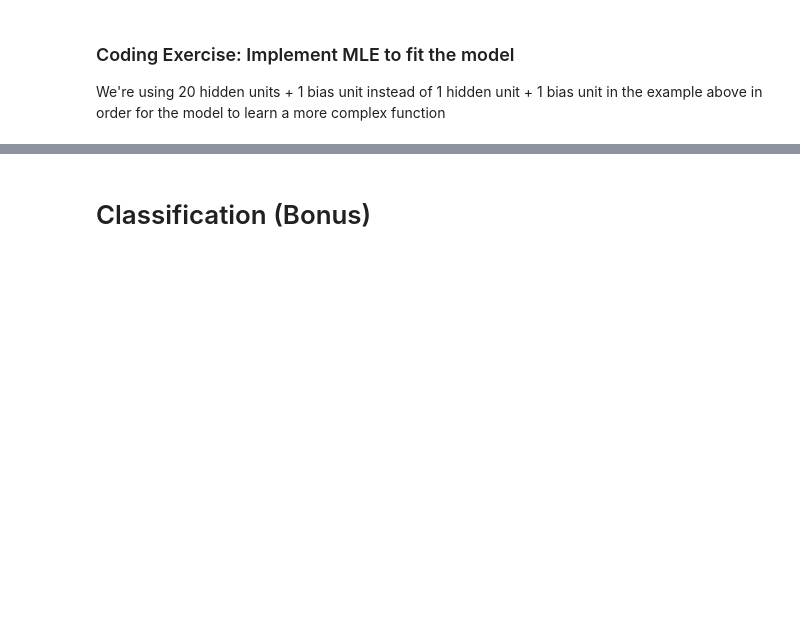
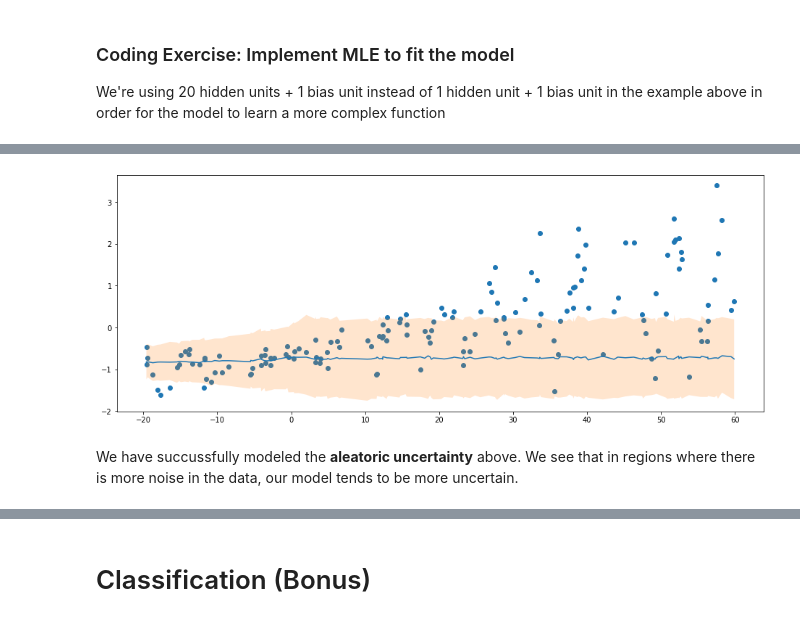
Before and after one commit to YachaySCG/summer_school_2021, a Jupyter notebook: tutorial_day4_bayesian_neural_network.ipynb, the cells around one changed output, grey strips where cells are left out. Saved outputs shown, nothing was run; the diff lists cells and outputs as text; code cells hidden in the pictures; blank space fills up the shorter version.

```diff
--- a/tutorial_day4_bayesian_neural_network.ipynb
+++ b/tutorial_day4_bayesian_neural_network.ipynb
@@ -145,0 +303,47 @@ plt.plot(X.detach().numpy(), m(X).detach().numpy(), alpha=1);
+# %%
+def ll_gaussian(y, mu, log_var):
+    return -0.5 * torch.log(2 * np.pi * log_var**2) - (1 / (2 * log_var**2))* (y-mu)**2
+# %%
+def neg_elbo(y_pred, y, mu, log_var):
+    '''
+    Using monte carlo sampling to approximate the expectation in the elbo loss
+    '''
+    # p(D|z): likelihood of observing y given variational mu and sigma
+    likelihood = ll_gaussian(y, mu, log_var)
+
+    # p(z): prior probability of y_pred
+    log_prior = ll_gaussian(y_pred, torch.tensor(0), F.softplus(torch.tensor(1.)))
+
+    # q(z|D): variational probability of y_pred
+    log_p_q = ll_gaussian(y_pred, mu, log_var)
+
+    # by taking the mean we approximate the expectation
+    return (log_p_q - log_prior - likelihood).mean()
+# %%
+epochs = 1500
+
+m = VI()
+optim = torch.optim.Adam(m.parameters(), lr=0.005)
+
+for epoch in range(epochs):
+    optim.zero_grad()
+    y_pred, mu, log_var = m(X)
+    loss = neg_elbo(y_pred, y, mu, log_var)
+    loss.backward()
+    optim.step()
+# %%
+# draw samples from Q(y) using monte-carlo sampling
+with torch.no_grad():
+    y_pred = torch.cat([m(X)[0] for _ in range(1000)], dim=1)
+
+# Get some quantiles
+q1, mu, q2 = np.quantile(y_pred, [0.05, 0.5, 0.95], axis=1)
+
+plt.figure(figsize=(16, 6))
+plt.scatter(X, Y)
+plt.plot(X, mu)
+plt.fill_between(X.flatten(), q1, q2, alpha=0.2);
+# %% [output]
+[figure, added]
+# %% [markdown]
+We have succussfully modeled the **aleatoric uncertainty** above. We see that in regions where there is more noise in the data, our model tends to be more uncertain.
```
Also changed, not shown: parts of 42 cells of this notebook.
